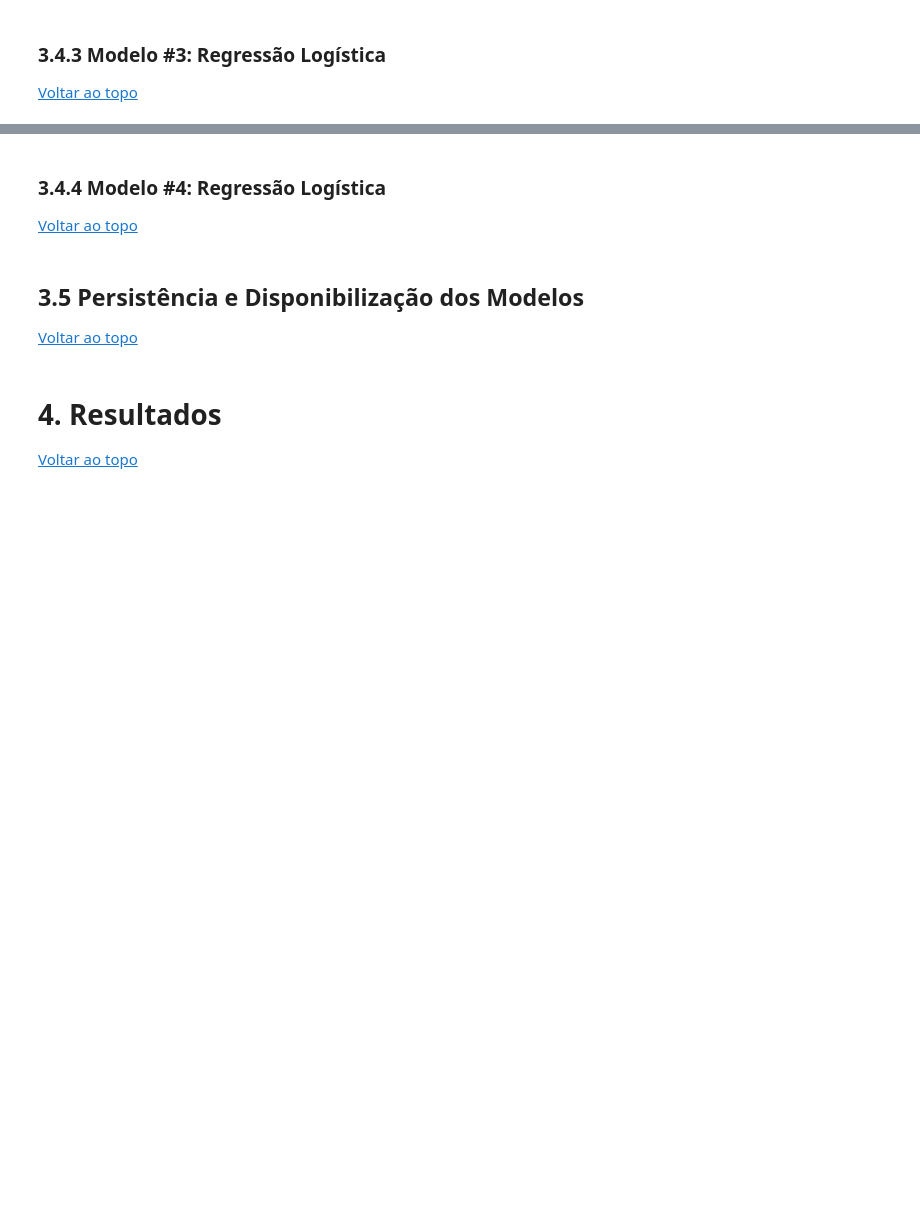
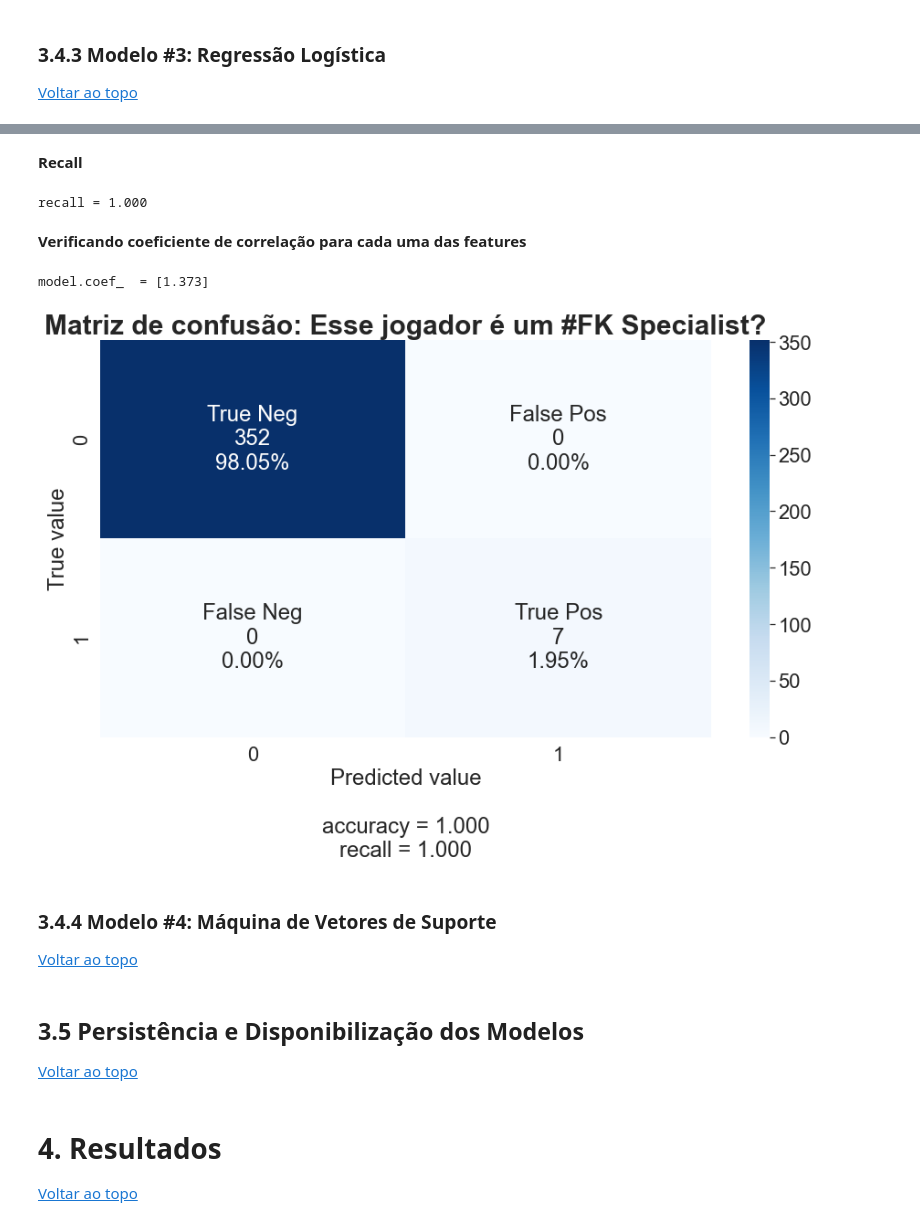
Before and after one commit to olucaslopes/fifa22-players-analysis, a Jupyter notebook: Relatorio.ipynb, the cells around one changed output, grey strips where cells are left out. Cells and saved outputs as stored; diff of their text form; code cells hidden in the pictures; blank space fills up the shorter version.

Commit message:
Add contextualization, business problem and Logistic Regression model

```diff
--- a/Relatorio.ipynb
+++ b/Relatorio.ipynb
@@ -119 +181,4 @@ Sem dúvida um dos maiores reanimadores dos jogadores de FIFA foi o lançamento
+# %%
+# Treinando o modelo
+model_reglog = LogisticRegressionCV(scoring='recall').fit(X_train, y_train)
 # %% [markdown]
@@ -125 +195,7 @@ Sem dúvida um dos maiores reanimadores dos jogadores de FIFA foi o lançamento
+# %%
+# Para gerar visualizações
+import matplotlib.pyplot as plt
+%matplotlib inline
+import seaborn as sns
+sns.set(font_scale=2)
 # %% [markdown]
@@ -133,0 +212,2 @@ Sem dúvida um dos maiores reanimadores dos jogadores de FIFA foi o lançamento
+# %%
+y_pred = model_reglog.predict(X_test)
@@ -134,5 +221,38 @@ Sem dúvida um dos maiores reanimadores dos jogadores de FIFA foi o lançamento
+# %% [markdown]
+**Recall**
+# %%
+rc = recall_score(y_test, y_pred)
+print(f'recall = {rc:.3f}')
+# %% [output]
+recall = 1.000
+# %% [markdown]
+**Verificando coeficiente de correlação para cada uma das features**
+# %%
+for i in range(len(model.coef_)):
+    print(f'model.coef_  = {model.coef_[i].round(3)}')
+# %% [output]
+model.coef_  = [1.373]
+# %%
+cf_matrix = confusion_matrix(y_test, y_pred)
+group_names = ['True Neg','False Pos','False Neg','True Pos']
+group_counts = ["{0:0.0f}".format(value) for value in
+                cf_matrix.flatten()]
+group_percentages = ["{0:.2%}".format(value) for value in
+                     cf_matrix.flatten()/np.sum(cf_matrix)]
+labels = [f"{v1}\n{v2}\n{v3}" for v1, v2, v3 in
+          zip(group_names,group_counts,group_percentages)]
+labels = np.asarray(labels).reshape(2,2)
+# %%
+plt.figure(figsize=(15,8))
+plt.title('Matriz de confusão: Esse jogador é um #FK Specialist?', weight='bold').set_fontsize(30)
+sns.heatmap(confusion_matrix(y_test, y_pred), annot=labels, fmt='', cmap='Blues')
+plt.xlabel(f'Predicted value\n\naccuracy = {acuracia:.3f}\nrecall = {rc:.3f}')
+plt.ylabel('True value')
+plt.show()
+# %% [output]
+[figure, added]
 # %% [markdown]
-### 3.4.4 Modelo #4: Regressão Logística <a class="anchor" id="section-3-4-4"></a>
+### 3.4.4 Modelo #4: Máquina de Vetores de Suporte <a class="anchor" id="section-3-4-4"></a>
 [Voltar ao topo](#section-0)
 # %% [markdown]
 ## 3.5 Persistência e Disponibilização dos Modelos <a class="anchor" id="section-3-5"></a>
```
Also changed, not shown: parts of 27 cells of this notebook.
